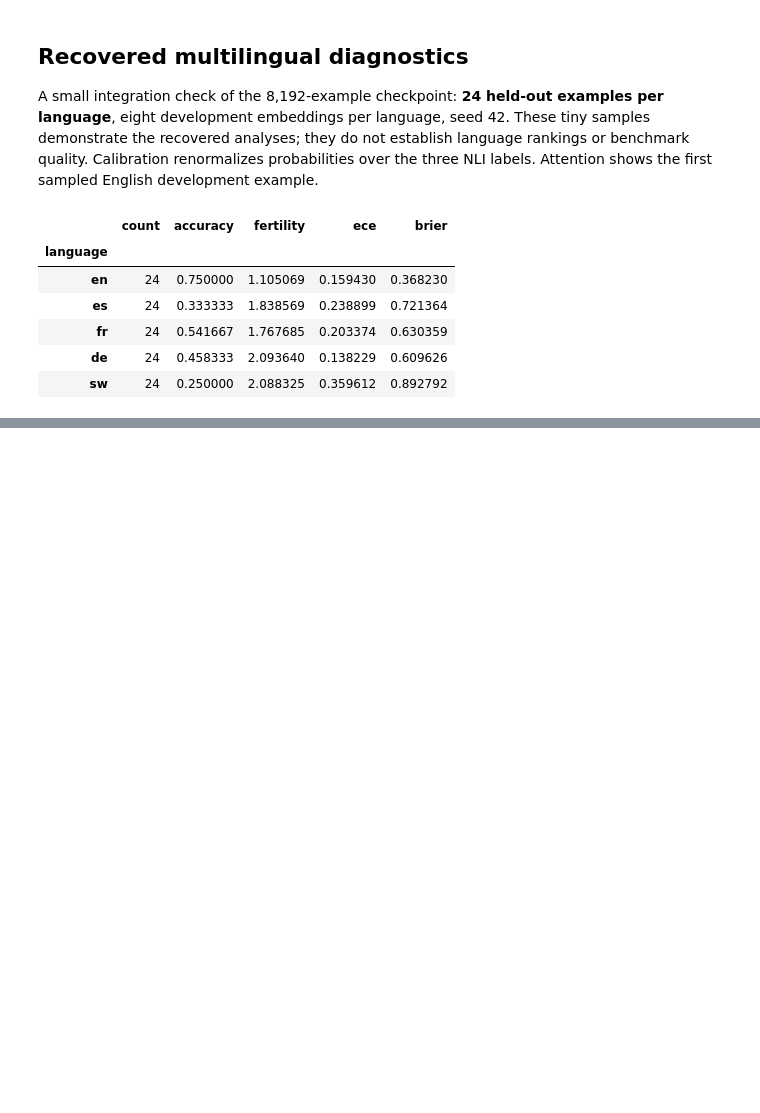
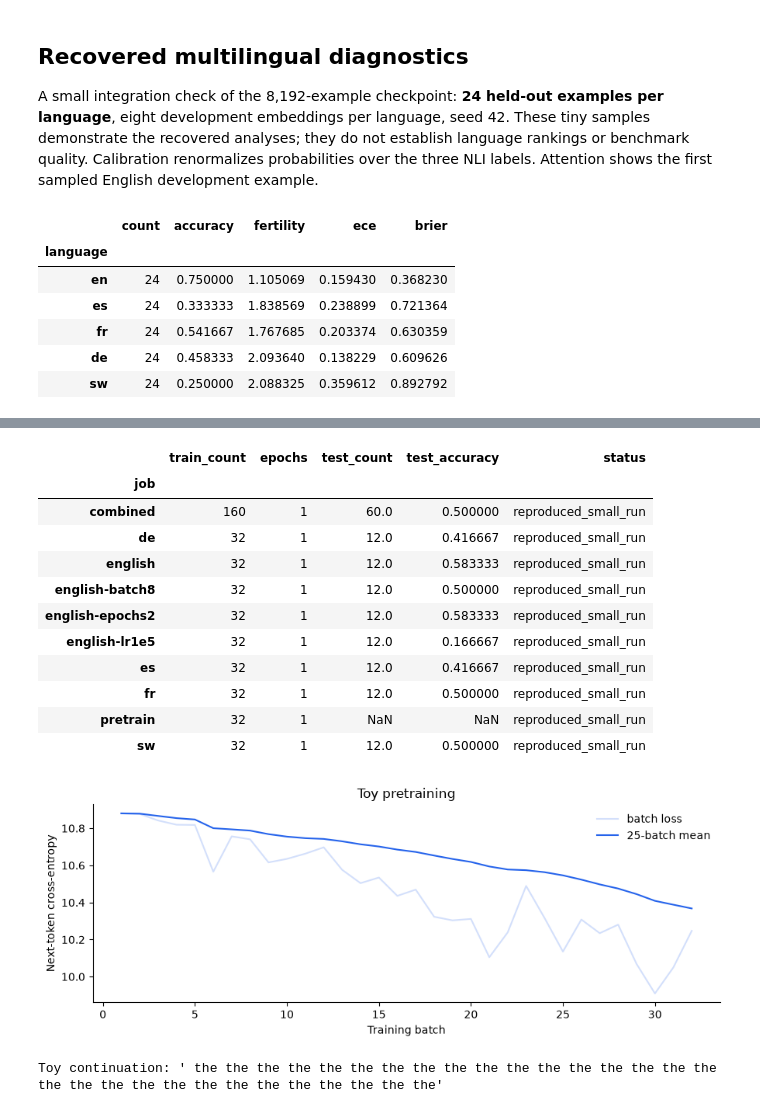
Before and after one commit to kaps-c/Multilingual-GPT2-NLI, a Jupyter notebook: default_final_project.ipynb, the cells around one changed output, grey strips where cells are left out. Saved outputs shown, nothing was run; the diff lists cells and outputs as text; code cells hidden in the pictures; blank space fills up the shorter version.

```diff
--- a/default_final_project.ipynb
+++ b/default_final_project.ipynb
@@ -193,0 +288,22 @@ Checks include reference GPT-2 output agreement, the preserved AdamW numerical r
+# %%
+core = load_result(root / "results/core-small.json")
+display(pd.DataFrame(core["runs"]).set_index("job"))
+figure = plot_learning_curve(core["pretraining"])
+display(figure)
+plt.close(figure)
+print("Toy continuation:", repr(core["pretraining"]["generation"]))
+# %% [output]
+|  | train_count | epochs | test_count | test_accuracy | status |
+| job |  |  |  |  |  |
+| combined | 160 | 1 | 60.0 | 0.500000 | reproduced_small_run |
+| de | 32 | 1 | 12.0 | 0.416667 | reproduced_small_run |
+| english | 32 | 1 | 12.0 | 0.583333 | reproduced_small_run |
+| english-batch8 | 32 | 1 | 12.0 | 0.500000 | reproduced_small_run |
+| english-epochs2 | 32 | 1 | 12.0 | 0.583333 | reproduced_small_run |
+| english-lr1e5 | 32 | 1 | 12.0 | 0.166667 | reproduced_small_run |
+| es | 32 | 1 | 12.0 | 0.416667 | reproduced_small_run |
+| fr | 32 | 1 | 12.0 | 0.500000 | reproduced_small_run |
+| pretrain | 32 | 1 | NaN | NaN | reproduced_small_run |
+| sw | 32 | 1 | 12.0 | 0.500000 | reproduced_small_run |
+[figure, added]
+Toy continuation: ' the the the the the the the the the the the the the the the the the the the the the the the the the the the the the the'
```
Also changed, not shown: parts of 19 cells of this notebook, 18 other files.
